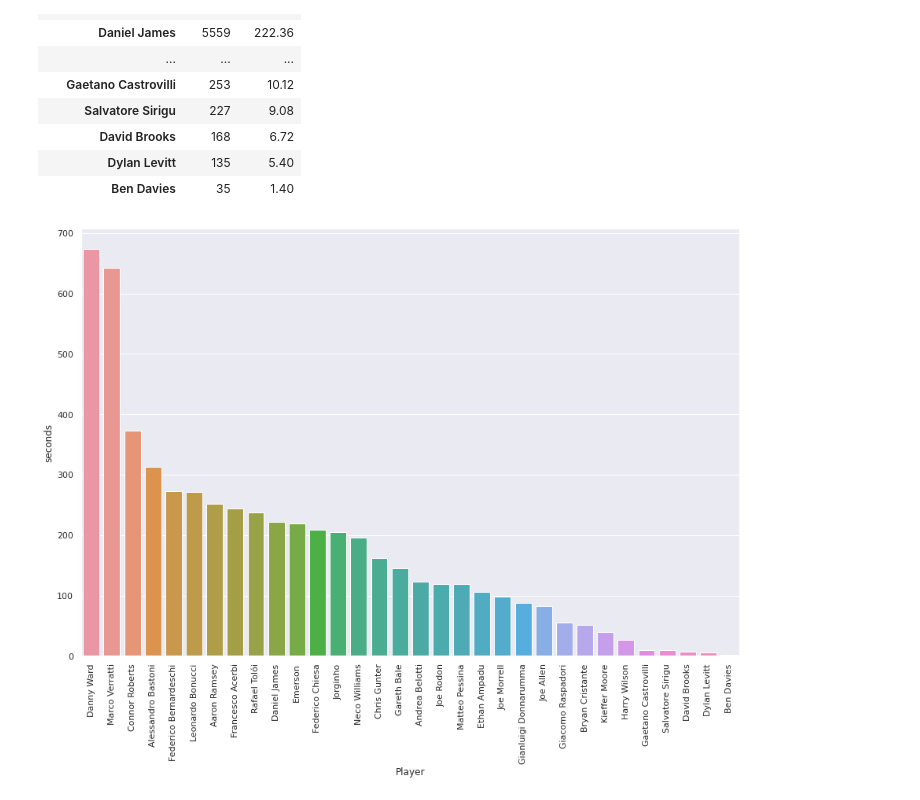
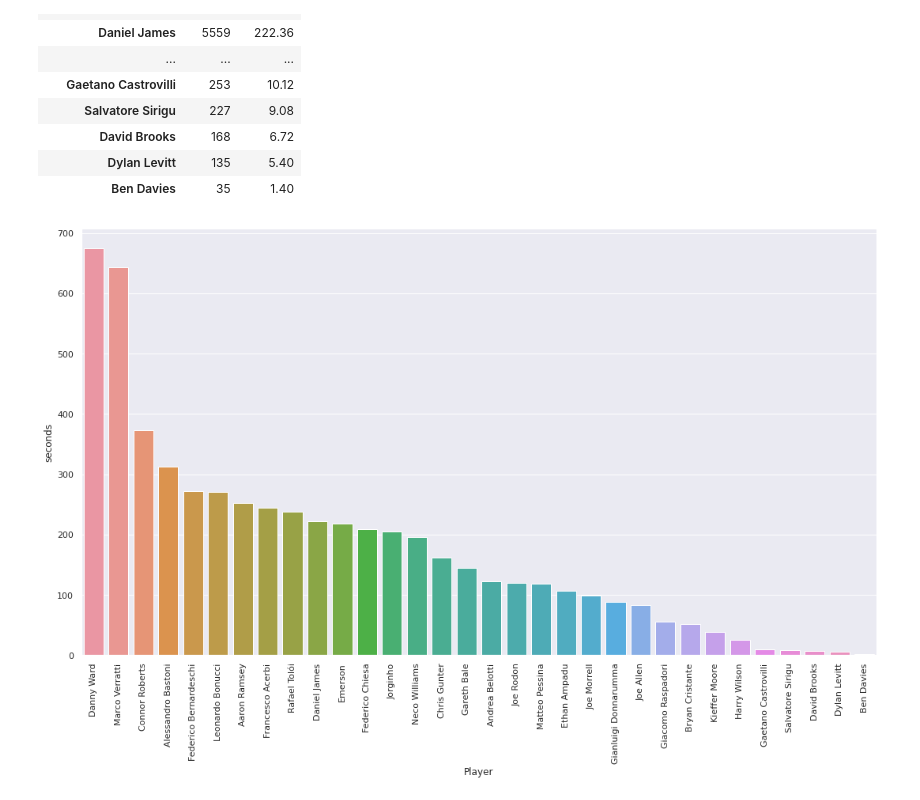
Before and after one commit to aegonwolf/socceranalytics, a Jupyter notebook: all-games.ipynb, the cells around one changed output. Saved outputs shown, nothing was run; the diff lists cells and outputs as text; code cells hidden in the pictures.

```diff
--- a/all-games.ipynb
+++ b/all-games.ipynb
@@ -865,11 +865,12 @@ touches
 # %%
 fig = sns.barplot(x = 'index', y = 'seconds', data = touches.reset_index())
 plt.xticks(rotation = 90)
 plt.xlabel("Player")
+plt.tight_layout()
 plt.savefig("player_possion.png")
 plt.show(fig)
 # %% [output]
-[figure, old version]
+[figure, new version]
 # %%
 touches.loc['total'] = touches.sum(axis=0)
 # %%
```
Also changed, not shown: parts of 29 cells of this notebook.
